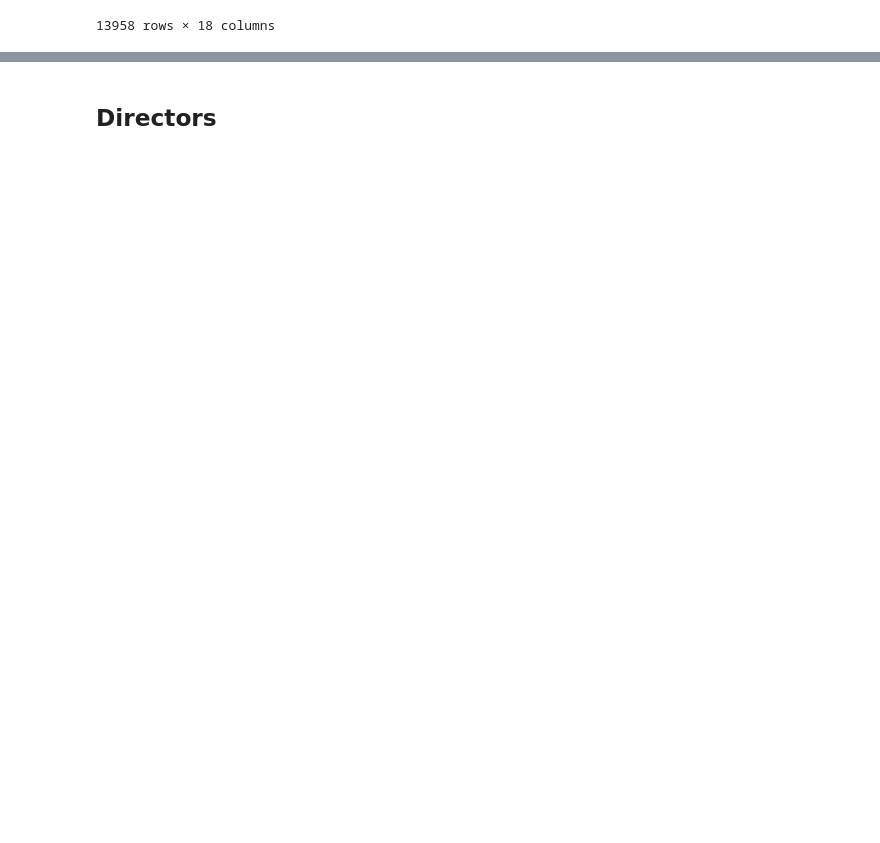
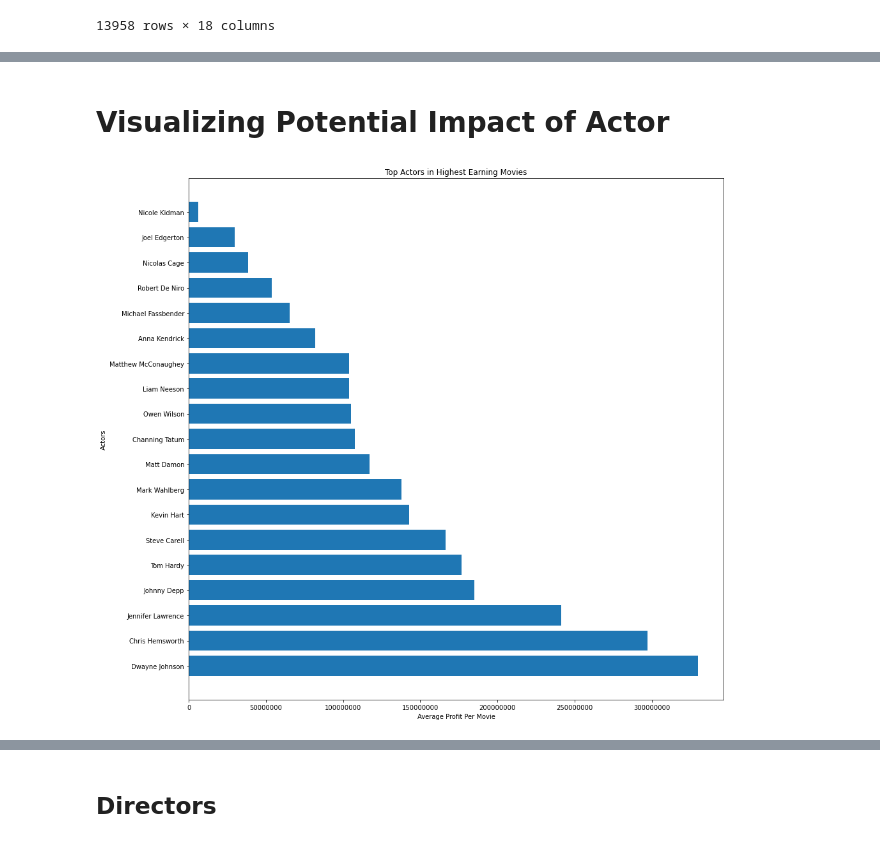
Before and after one commit to mitchallison2/Microsoft-Movie-Project, a Jupyter notebook: brendas_datacleaning_actor_relationship .ipynb, the cells around one changed output, grey strips where cells are left out. Cells and saved outputs as stored; diff of their text form; code cells hidden in the pictures; blank space fills up the shorter version.

Commit message:
updates to actor notebook 07132022

```diff
--- a/brendas_datacleaning_actor_relationship .ipynb
+++ b/brendas_datacleaning_actor_relationship .ipynb
@@ -209,0 +255,4 @@ actors_df
+# %%
+top_actors = list(top_reliable_actors.index)
+
+top_actors
@@ -209,0 +279,8 @@ actors_df
+# %%
+avg_profit_of_movie_per_actor = []
+
+for actor in top_actors:
+    actor_filter = actors_df.loc[actors_df['primary_name'] == actor]
+    avg_profit_of_movie_per_actor.append(actor_filter.worldwide_profit.mean())
+
+avg_profit_of_movie_per_actor
@@ -209,0 +311,6 @@ actors_df
+# %%
+actor_profits_df = pd.DataFrame(list(zip(top_actors, avg_profit_of_movie_per_actor)),
+               columns =['top_actors', 'average_profits'])
+# %%
+actor_profits_df.sort_values(by='average_profits', inplace=True, ascending=False)
+actor_profits_df
@@ -209,0 +357,18 @@ actors_df
+# %% [markdown]
+# Visualizing Potential Impact of Actor
+# %%
+fig, ax = plt.subplots(figsize=(15,15))
+
+
+x = 'average_profits'
+y = 'top_actors'
+
+ax.set_title("Top Actors in Highest Earning Movies")
+ax.set_xlabel("Average Profit Per Movie")
+ax.set_ylabel("Actors")
+
+ax.ticklabel_format(axis='x', style='plain')
+
+ax.barh(width=x, y=y, data=actor_profits_df);
+# %% [output]
+[figure, added]
```
Also changed, not shown: parts of 52 cells of this notebook.
